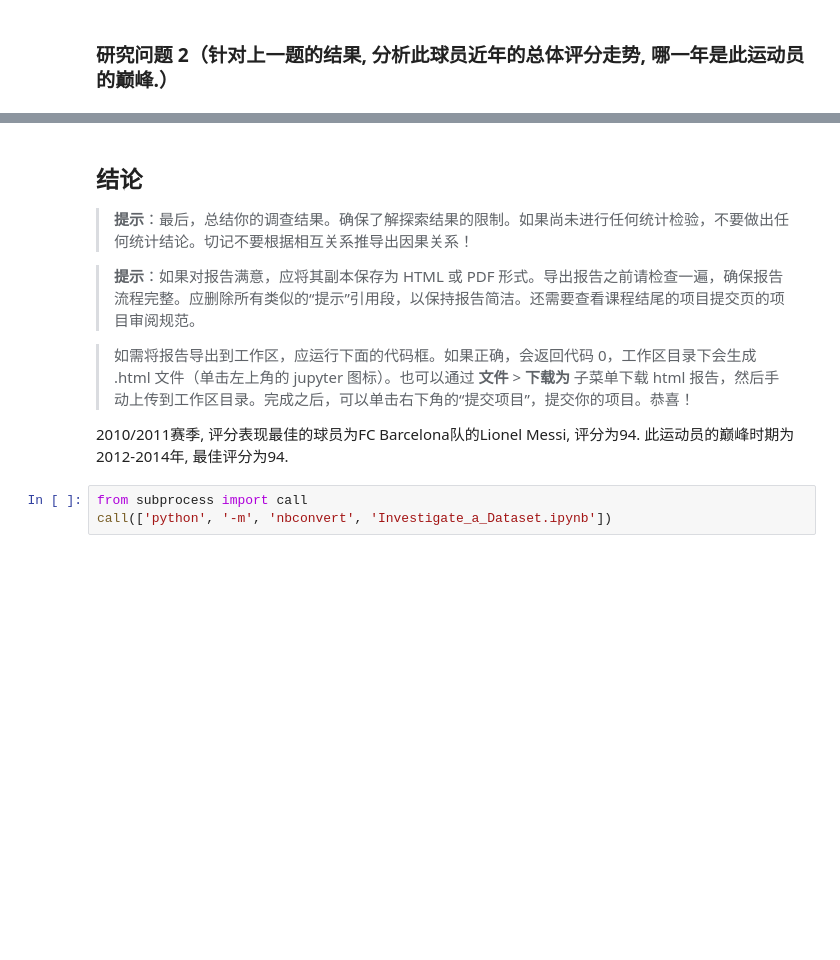
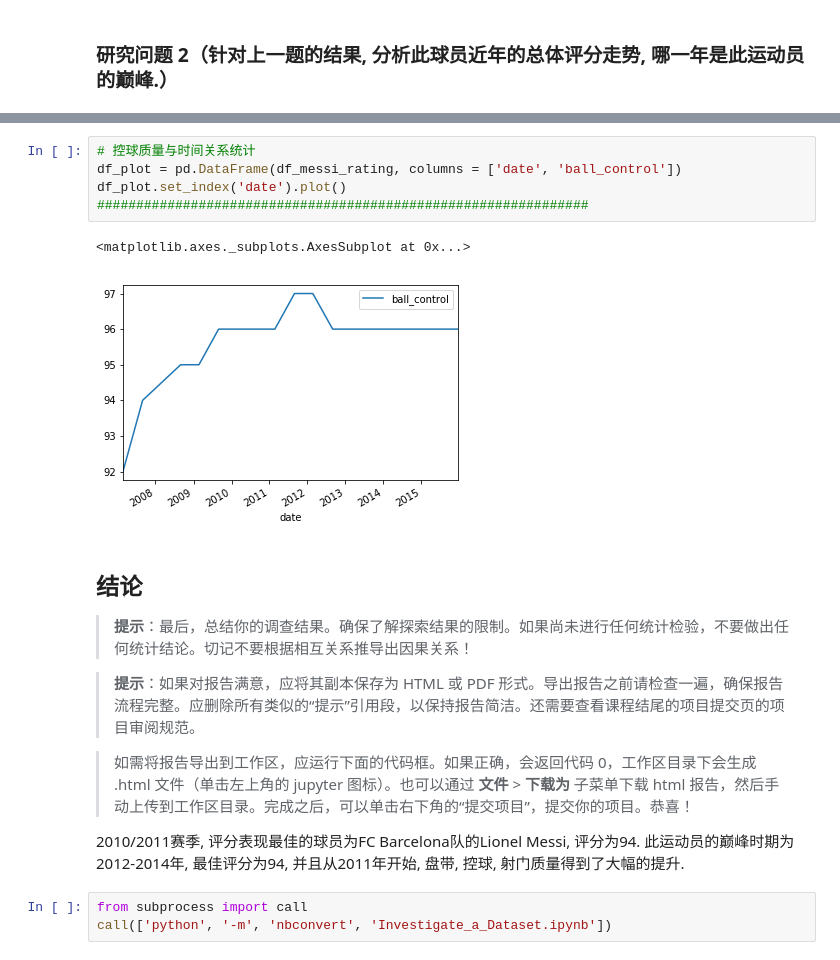
Before and after one commit to kylechenoO/investigate-football, a Jupyter notebook: Investigate-Football.ipynb, the cells around one changed output, grey strips where cells are left out. Cells and saved outputs as stored; diff of their text form; blank space fills up the shorter version.

```diff
--- a/Investigate-Football.ipynb
+++ b/Investigate-Football.ipynb
@@ -557,3 +626,11 @@ df_plot.set_index('date').plot()
+# %%
+# 控球质量与时间关系统计
+df_plot = pd.DataFrame(df_messi_rating, columns = ['date', 'ball_control'])
+df_plot.set_index('date').plot()
+###############################################################
+# %% [output]
+<matplotlib.axes._subplots.AxesSubplot at 0x...>
+[figure, added]
 # %% [markdown]
 <a id='conclusions'></a>
 ## 结论
@@ -565,7 +642,7 @@ df_plot.set_index('date').plot()
 > 如需将报告导出到工作区，应运行下面的代码框。如果正确，会返回代码 0，工作区目录下会生成 .html 文件（单击左上角的 jupyter 图标）。也可以通过 **文件** > **下载为** 子菜单下载 html 报告，然后手动上传到工作区目录。完成之后，可以单击右下角的“提交项目”，提交你的项目。恭喜！
 
 2010/2011赛季, 评分表现最佳的球员为FC Barcelona队的Lionel Messi, 评分为94.
-此运动员的巅峰时期为2012-2014年, 最佳评分为94.
+此运动员的巅峰时期为2012-2014年, 最佳评分为94, 并且从2011年开始, 盘带, 控球, 射门质量得到了大幅的提升.
 # %%
 from subprocess import call
 call(['python', '-m', 'nbconvert', 'Investigate_a_Dataset.ipynb'])
```
Also changed, not shown: parts of 28 cells of this notebook, 1 other file.
